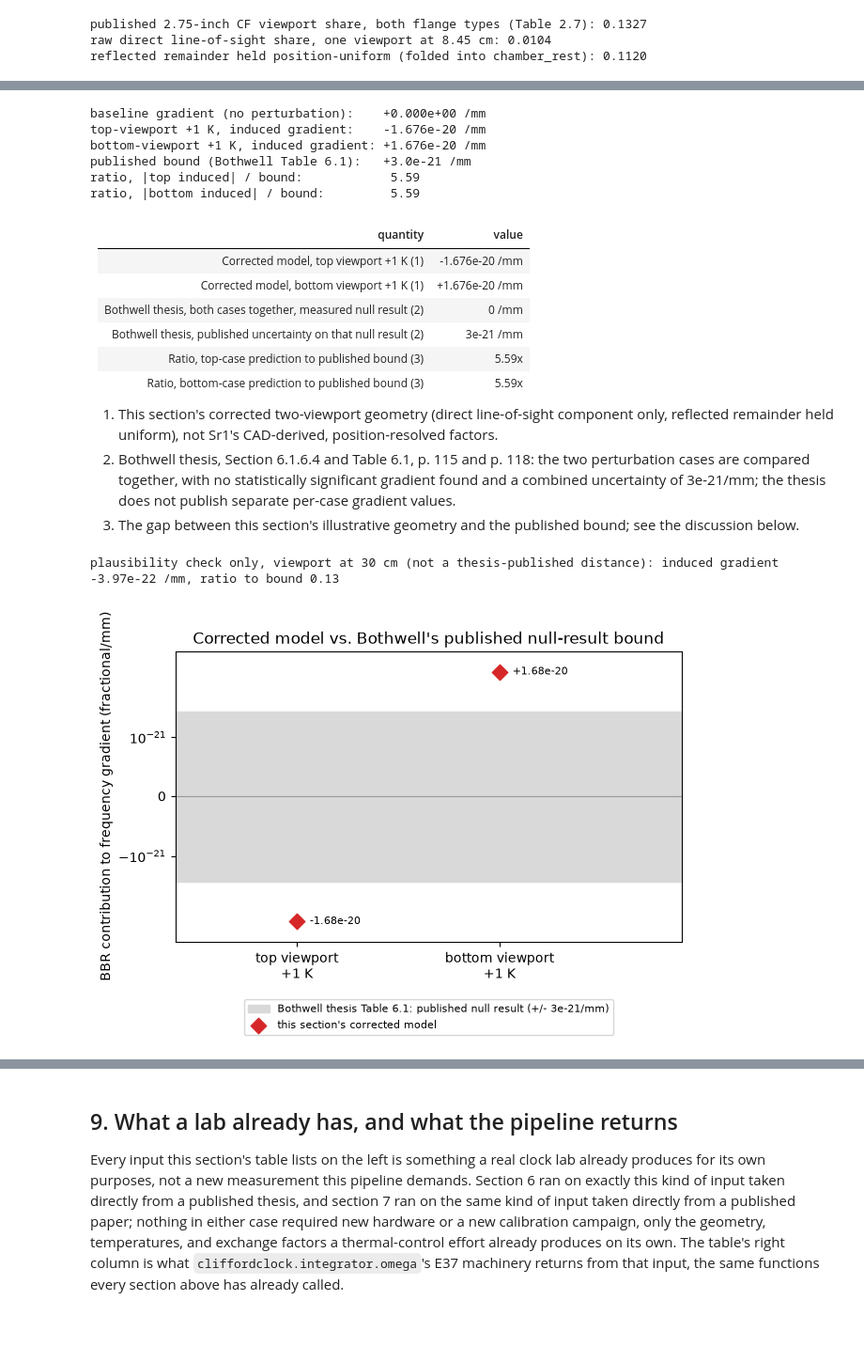
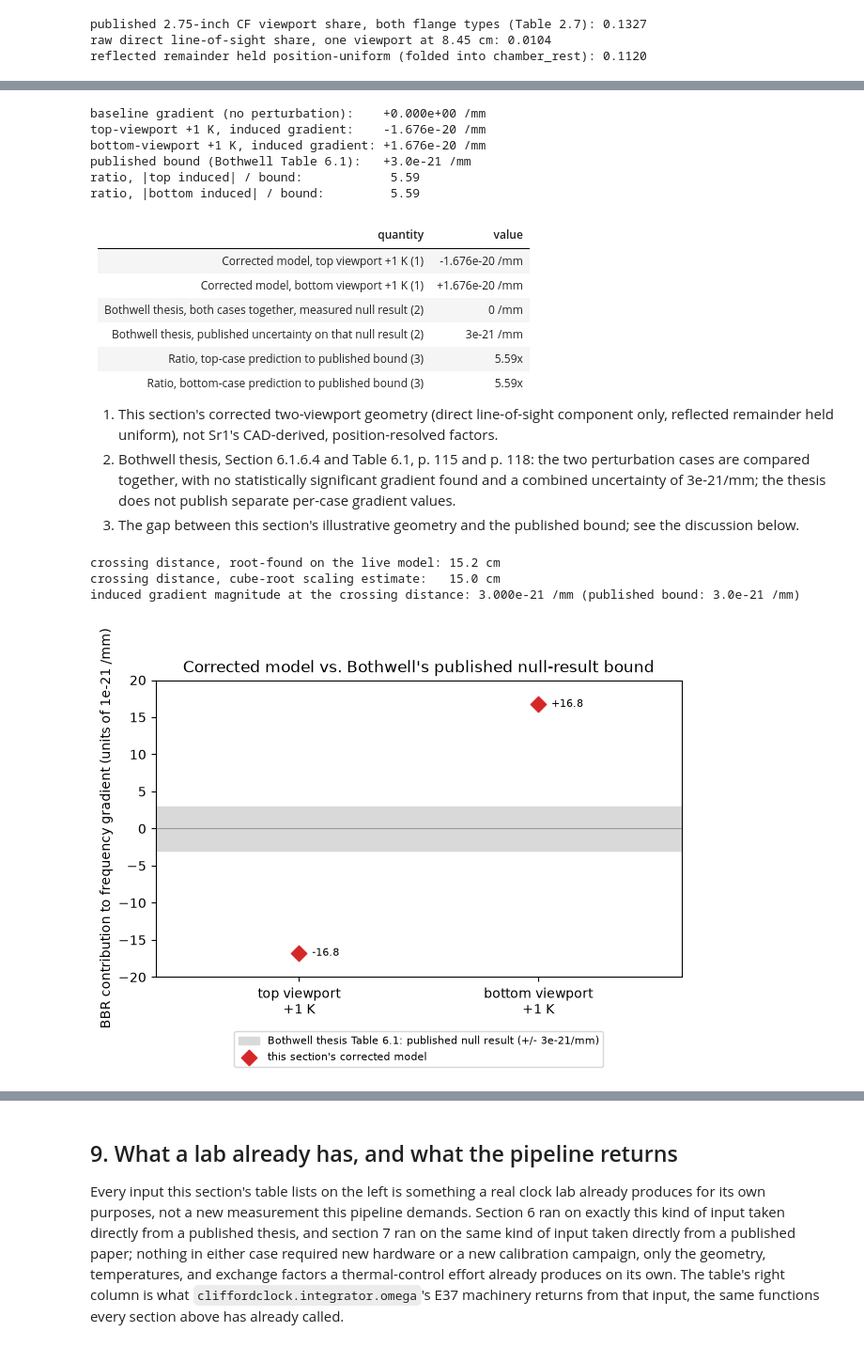
Before and after one commit to velar-mbr/CliffordClock, a Jupyter notebook: notebooks/12_thermal_environment.ipynb, the cells around one changed output, grey strips where cells are left out. Shown at 94% size. Drawn from its saved outputs; the diff is of its cells as text; code cells hidden in the pictures.

```diff
--- a/notebooks/12_thermal_environment.ipynb
+++ b/notebooks/12_thermal_environment.ipynb
@@ -1326,4 +1403,6 @@ plt.show()
 # %%
+from scipy.optimize import brentq
+
 partb_gradient_baseline = (partb_shift_baseline[-1] - partb_shift_baseline[0]) / SAMPLE_HEIGHT_MM
 partb_gradient_top_hot = (partb_shift_top_hot[-1] - partb_shift_top_hot[0]) / SAMPLE_HEIGHT_MM
 partb_gradient_bottom_hot = (
@@ -1370,7 +1449,8 @@ display(Markdown(partb_compare_md))
 def partb_gradient_at_distance(distance_m, top_extra_k, bottom_extra_k):
     """Same construction as `partb_run` above, generalized to an arbitrary viewport distance and
     evaluated at the sample's two endpoints only (a two-point finite difference, not a full
-    position sweep), used below for a plausibility check only.
+    position sweep), used below to find where the model's own prediction crosses the published
+    bound.
     """
     endpoint_shifts = []
     for s_mm in (-SAMPLE_HEIGHT_MM / 2.0, SAMPLE_HEIGHT_MM / 2.0):
@@ -1387,19 +1467,40 @@ def partb_gradient_at_distance(distance_m, top_extra_k, bottom_extra_k):
     return (endpoint_shifts[1] - endpoint_shifts[0]) / SAMPLE_HEIGHT_MM
 
 
-# Plausibility check only, not a third data point: the thesis does not publish the actual
-# viewport-glass standoff beyond the cavity mirror, so this asks what a several-times-more-
-# distant viewport, still on the same 2.75" port, would predict with this section's own formula.
-PLAUSIBILITY_DISTANCE_M = 0.30
-partb_plausibility_base = partb_gradient_at_distance(PLAUSIBILITY_DISTANCE_M, 0.0, 0.0)
-partb_plausibility_top = partb_gradient_at_distance(PLAUSIBILITY_DISTANCE_M, 1.0, 0.0)
-partb_plausibility_induced = partb_plausibility_top - partb_plausibility_base
+def partb_induced_top_at_distance(distance_m):
+    """Top-viewport-+1K induced gradient at an arbitrary standoff distance, baseline-subtracted,
+    the same two-endpoint construction `partb_gradient_at_distance` uses."""
+    return partb_gradient_at_distance(distance_m, 1.0, 0.0) - partb_gradient_at_distance(
+        distance_m, 0.0, 0.0
+    )
+
+
+# `8.45 cm` above is a stated lower bound on the true atom-to-viewport distance (section 8's own
+# geometry paragraph). Root-find, on the live model itself, the standoff at which the induced
+# gradient's own magnitude equals the published bound, bracketed between the lower bound and a
+# distance the model has already shown lands inside the bound.
+PARTB_CROSSING_DISTANCE_M = brentq(
+    lambda d: abs(partb_induced_top_at_distance(d)) - BOTHWELL_BBR_GRADIENT_BOUND_PER_MM,
+    VIEWPORT_DISTANCE_M,
+    0.30,
+)
+# Cross-check with a closed-form estimate: for a viewport much farther than its own radius, the
+# on-axis weight falls as ~R^2/(2D^2), so the gradient driving its derivative falls as ~1/D^3,
+# and the crossing distance scales as the headline distance times the cube root of its own ratio
+# to the bound.
+PARTB_CROSSING_CUBE_ROOT_ESTIMATE_M = VIEWPORT_DISTANCE_M * partb_ratio_top ** (1.0 / 3.0)
+
 print()
+print(f"crossing distance, root-found on the live model: {PARTB_CROSSING_DISTANCE_M * 100:.1f} cm")
 print(
-    f"plausibility check only, viewport at {PLAUSIBILITY_DISTANCE_M * 100:.0f} cm "
-    f"(not a thesis-published distance): induced gradient {partb_plausibility_induced:+.2e} /mm, "
-    f"ratio to bound {abs(partb_plausibility_induced) / BOTHWELL_BBR_GRADIENT_BOUND_PER_MM:.2f}"
+    f"crossing distance, cube-root scaling estimate:   "
+    f"{PARTB_CROSSING_CUBE_ROOT_ESTIMATE_M * 100:.1f} cm"
 )
+print(
+    f"induced gradient magnitude at the crossing distance: "
+    f"{abs(partb_induced_top_at_distance(PARTB_CROSSING_DISTANCE_M)):.3e} /mm "
+    f"(published bound: {BOTHWELL_BBR_GRADIENT_BOUND_PER_MM:.1e} /mm)"
+)
 # %% [output]
 baseline gradient (no perturbation):    +0.000e+00 /mm
 top-viewport +1 K, induced gradient:    -1.676e-20 /mm
@@ -1419,52 +1520,51 @@ ratio, |bottom induced| / bound:         5.59
 1. This section's corrected two-viewport geometry (direct line-of-sight component only, reflected remainder held uniform), not Sr1's CAD-derived, position-resolved factors.
 2. Bothwell thesis, Section 6.1.6.4 and Table 6.1, p. 115 and p. 118: the two perturbation cases are compared together, with no statistically significant gradient found and a combined uncertainty of 3e-21/mm; the thesis does not publish separate per-case gradient values.
 3. The gap between this section's illustrative geometry and the published bound; see the discussion below.
-plausibility check only, viewport at 30 cm (not a thesis-published distance): induced gradient -3.97e-22 /mm, ratio to bound 0.13
+crossing distance, root-found on the live model: 15.2 cm
+crossing distance, cube-root scaling estimate:   15.0 cm
+induced gradient magnitude at the crossing distance: 3.000e-21 /mm (published bound: 3.0e-21 /mm)
 # %%
 fig, ax = plt.subplots(figsize=(6.5, 4.8))
 case_labels = ["top viewport\n+1 K", "bottom viewport\n+1 K"]
 case_x = np.array([0, 1])
-model_values = np.array([partb_gradient_induced_top, partb_gradient_induced_bottom])
+model_values_1e21 = np.array([partb_gradient_induced_top, partb_gradient_induced_bottom]) * 1e21
+bound_1e21 = BOTHWELL_BBR_GRADIENT_BOUND_PER_MM * 1e21
 
 ax.axhspan(
-    -BOTHWELL_BBR_GRADIENT_BOUND_PER_MM,
-    BOTHWELL_BBR_GRADIENT_BOUND_PER_MM,
+    -bound_1e21,
+    bound_1e21,
     color="0.85",
     zorder=0,
     label="Bothwell thesis Table 6.1: published null result (+/- 3e-21/mm)",
 )
 ax.axhline(0.0, color="0.6", lw=0.8, zorder=0)
 ax.scatter(
     case_x,
-    model_values,
+    model_values_1e21,
     color="C3",
     marker="D",
     s=70,
     zorder=3,
     label="this section's corrected model",
 )
-for x, y in zip(case_x, model_values, strict=True):
+for x, y in zip(case_x, model_values_1e21, strict=True):
     ax.annotate(
-        f"{y:+.2e}",
+        f"{y:+.1f}",
         (x, y),
         textcoords="offset points",
         xytext=(10, 0),
         fontsize=8,
         va="center",
     )
 
-ax.set_yscale("symlog", linthresh=1e-21)
 ax.set_xticks(case_x)
 ax.set_xticklabels(case_labels)
-ax.set_xlim(-0.6, 1.9)
-ax.set_ylim(-4e-20, 4e-20)
-ax.set_ylabel("BBR contribution to frequency gradient (fractional/mm)")
+ax.set_xlim(-0.6, 1.6)
+ax.set_ylim(-20.0, 20.0)
+ax.set_ylabel("BBR contribution to frequency gradient (units of 1e-21 /mm)")
 ax.set_title("Corrected model vs. Bothwell's published null-result bound")
-# The two model points sit at opposite corners of the plot (the two perturbation cases predict
-# equal and opposite gradients); both the upper-right and lower-left corners would cover one of
-# the two points, so the legend sits below the axes.
-ax.legend(fontsize=8, loc="lower center", bbox_to_anchor=(0.5, -0.34))
+ax.legend(fontsize=8, loc="lower center", bbox_to_anchor=(0.5, -0.32))
 fig.tight_layout()
 plt.show()
 # %% [output]
-[figure, old version]
+[figure, new version]
```
Also changed, not shown: parts of 11 cells of this notebook.
